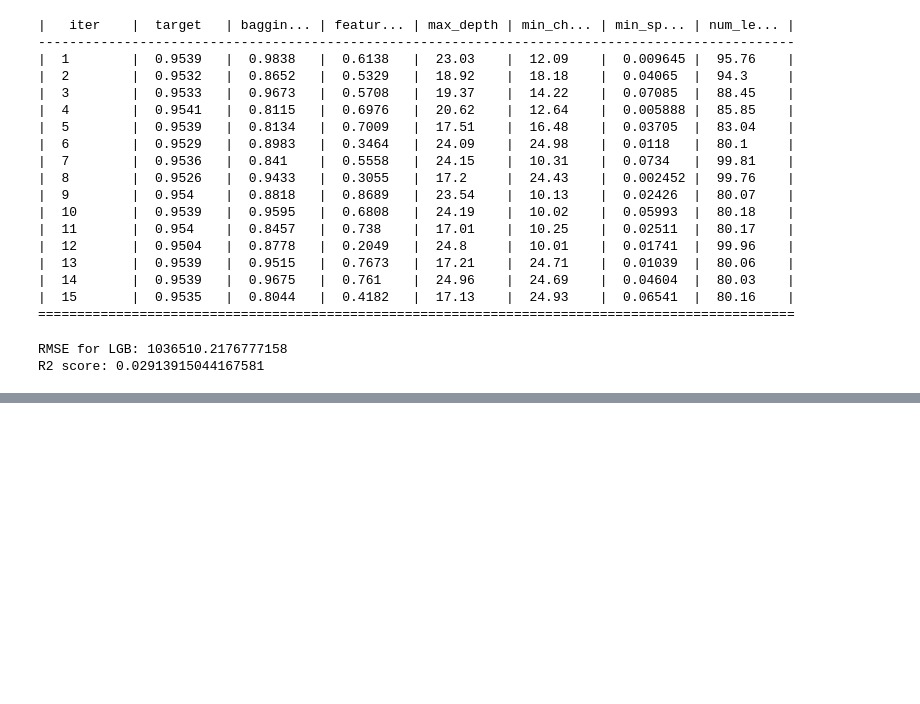
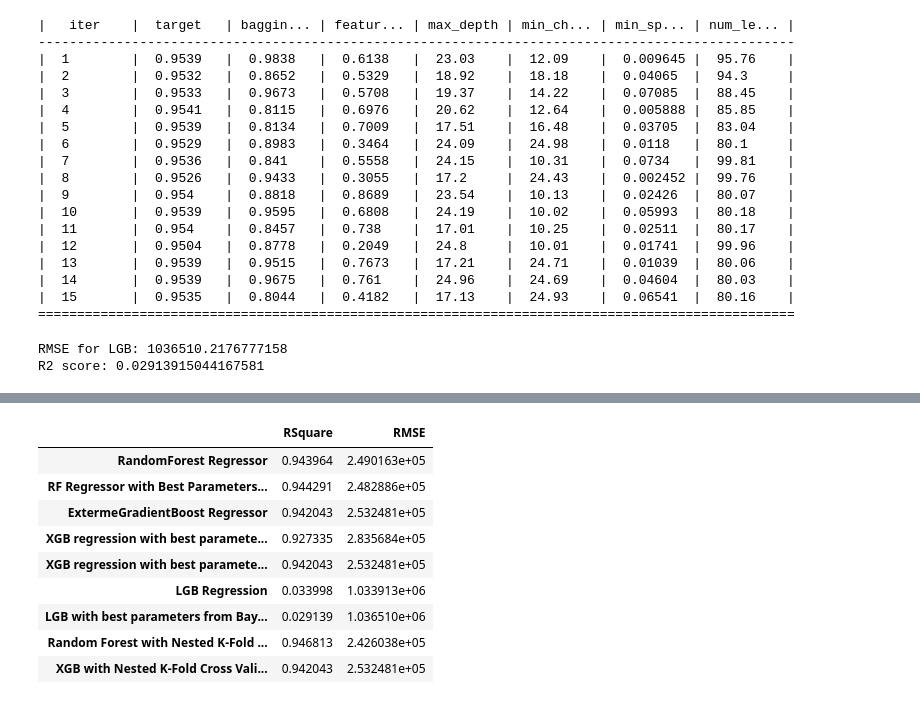
Before and after one commit to santhoshbvsrk/MLProjects, a Jupyter notebook: BlackFridaySales/BlackFridaySales_ML-15Mar.ipynb, the cells around one changed output, grey strips where cells are left out. Drawn from its saved outputs; the diff is of its cells as text; code cells hidden in the pictures; blank space fills up the shorter version.

```diff
--- a/BlackFridaySales/BlackFridaySales_ML-15Mar.ipynb
+++ b/BlackFridaySales/BlackFridaySales_ML-15Mar.ipynb
@@ -1037,0 +983,39 @@ R2 score: 0.9420434914526583
+# %%
+from sklearn import metrics
+RSquare=[]
+RSquare.append(metrics.r2_score(Y_test, Y_pred_rf))
+RSquare.append(metrics.r2_score(Y_test, Y_pred_rf_best))
+RSquare.append(metrics.r2_score(Y_test, Y_pred_xgb))
+RSquare.append(metrics.r2_score(Y_test, Y_pred_xgb_best))
+RSquare.append(metrics.r2_score(Y_test, Y_pred_xgb_gscv_best))
+RSquare.append(metrics.r2_score(Y_test, y_pred_lgb))
+RSquare.append(metrics.r2_score(Y_test, y_pred_lgb_hyp))
+RSquare.append(metrics.r2_score(Y_test, yhat))
+RSquare.append(metrics.r2_score(Y_test, yhat_xgb_nested))
+# %%
+RMSE=[]
+RMSE.append(np.sqrt(mean_squared_error(Y_test, Y_pred_rf)))
+RMSE.append(np.sqrt(mean_squared_error(Y_test, Y_pred_rf_best)))
+RMSE.append(np.sqrt(mean_squared_error(Y_test, Y_pred_xgb)))
+RMSE.append(np.sqrt(mean_squared_error(Y_test, Y_pred_xgb_best)))
+RMSE.append(np.sqrt(mean_squared_error(Y_test, Y_pred_xgb_gscv_best)))
+RMSE.append(np.sqrt(mean_squared_error(Y_test, y_pred_lgb)))
+RMSE.append(np.sqrt(mean_squared_error(Y_test, y_pred_lgb_hyp)))
+RMSE.append(np.sqrt(mean_squared_error(Y_test, yhat)))
+RMSE.append(np.sqrt(mean_squared_error(Y_test, yhat_xgb_nested)))
+# %%
+Error_df = pd.DataFrame(RSquare, index =['RandomForest Regressor', 'RF Regressor with Best Parameters from GridSearchCV', 'ExtermeGradientBoost Regressor', 'XGB regression with best parameters from RandomSearchCV','XGB regression with best parameters from GridSearchCV','LGB Regression','LGB with best parameters from Bayessian Optimization','Random Forest with Nested K-Fold Cross Validation for Hyperparameter Tuning','XGB with Nested K-Fold Cross Validation for Hyperparameter Tuning'],
+                                              columns =['RSquare'])
+Error_df['RMSE']=RMSE
+Error_df
+# %% [output]
+|  | RSquare | RMSE |
+| RandomForest Regressor | 0.943964 | 2.490163e+05 |
+| RF Regressor with Best Parameters... | 0.944291 | 2.482886e+05 |
+| ExtermeGradientBoost Regressor | 0.942043 | 2.532481e+05 |
+| XGB regression with best paramete... | 0.927335 | 2.835684e+05 |
+| XGB regression with best paramete... | 0.942043 | 2.532481e+05 |
+| LGB Regression | 0.033998 | 1.033913e+06 |
+| LGB with best parameters from Bay... | 0.029139 | 1.036510e+06 |
+| Random Forest with Nested K-Fold ... | 0.946813 | 2.426038e+05 |
+| XGB with Nested K-Fold Cross Vali... | 0.942043 | 2.532481e+05 |
```
Also changed, not shown: parts of 19 cells of this notebook.
